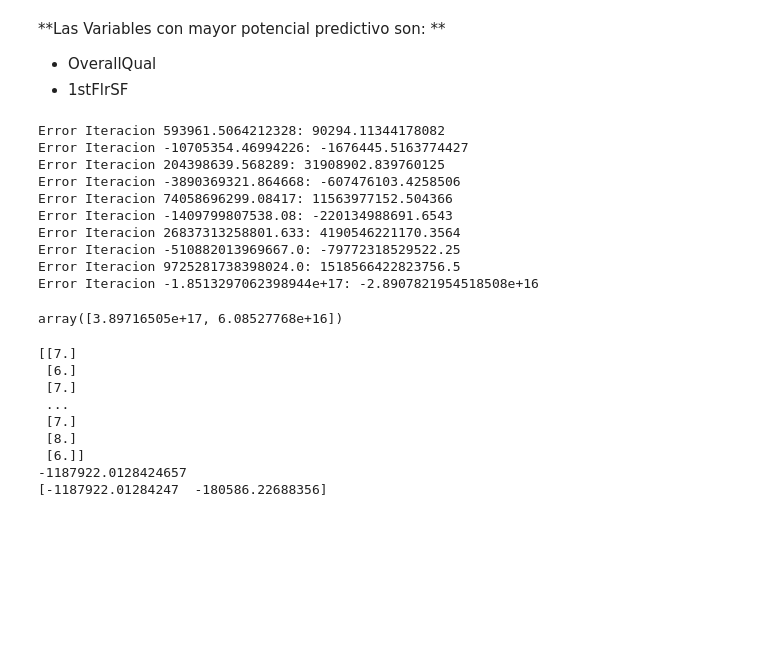
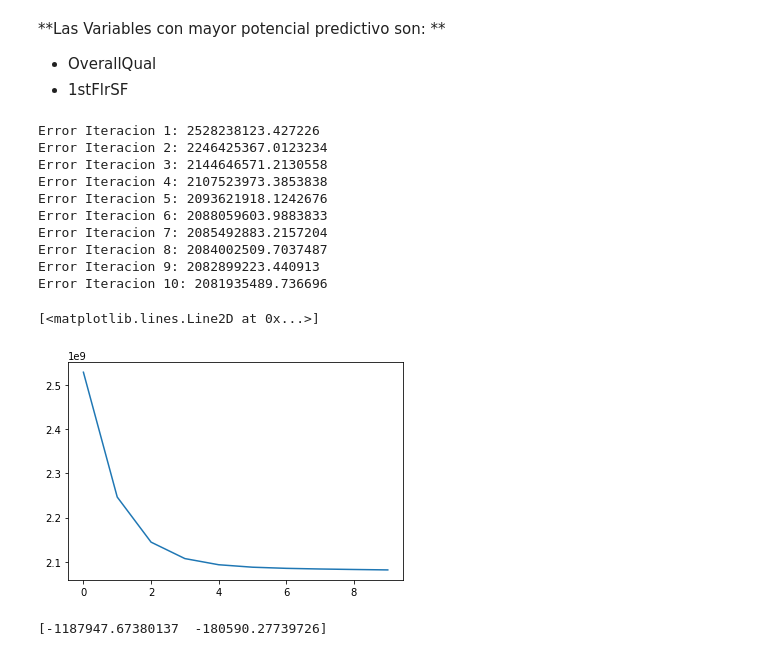
Before and after one commit to cesaraceytuno/PYTHON_DS, a Jupyter notebook: Proyecto/Proyecto.ipynb, the cells around one changed output. Cells and saved outputs as stored; diff of their text form; code cells hidden in the pictures; blank space fills up the shorter version.

Commit message:
Validacion de gradientes y grafica de Losses

```diff
--- a/Proyecto/Proyecto.ipynb
+++ b/Proyecto/Proyecto.ipynb
@@ -108,52 +108,49 @@ plt.show()
 # %%
 def print_error(iteracion,error):
     print("Error Iteracion " + str(iteracion) + ": " + str(error))
 
 def training_model(x, y, epochs, imprimir_error_cada, lr):
     matriz = np.hstack((x.reshape(x.size,1),np.ones((x.size,1))))
-    parametros = np.array([0.5,1.0])    #parametro_m, parametro_b
-    errores = [] #cada elemento representa iteracion numero i+1
+    parametros = np.array([10000,100000])    #parametro_m, parametro_b
+    modelos = {}
+    errores = [] #cada elemento representa error en iteracion numero i+1
     for iteracion in range(1,epochs+1):
         yhat = np.matmul(matriz,parametros)
         error = np.mean(np.power(y-yhat,2))/2
         errores.append(error)
-        gradientes = np.matmul(yhat-y,matriz)/x.size    #elemento 0 = gradiente_m, elemento 1 = gradiente_b
-        parametros[0] -= lr*gradientes[0]
-        parametros[1] -= lr*gradientes[1]
+        modelos[iteracion] = parametros
+        gradientes = np.matmul((yhat-y),matriz)/x.size    #elemento 0 = gradiente_m, elemento 1 = gradiente_b
+        #print(iteracion, error, parametros, gradientes)
+        parametros = parametros-lr*gradientes
+
         if iteracion%imprimir_error_cada==0:
-            print_error(parametros[0],parametros[1])
-    return gradientes
-training_model(training_set[:,1],training_set[:,0],10,1,0.5)
+            print_error(iteracion,error)
+
+    return modelos, errores
+modelos, errores = training_model(training_set[:,1],training_set[:,0],10,1,0.01)
+plt.plot(errores)
 # %% [output]
-Error Iteracion 593961.5064212328: 90294.11344178082
-Error Iteracion -10705354.46994226: -1676445.5163774427
-Error Iteracion 204398639.568289: 31908902.839760125
-Error Iteracion -3890369321.864668: -607476103.4258506
-Error Iteracion 74058696299.08417: 11563977152.504366
-Error Iteracion -1409799807538.08: -220134988691.6543
-Error Iteracion 26837313258801.633: 4190546221170.3564
-Error Iteracion -510882013969667.0: -79772318529522.25
-Error Iteracion 9725281738398024.0: 1518566422823756.5
-Error Iteracion -1.8513297062398944e+17: -2.8907821954518508e+16
+Error Iteracion 1: 2528238123.427226
+Error Iteracion 2: 2246425367.0123234
+Error Iteracion 3: 2144646571.2130558
+Error Iteracion 4: 2107523973.3853838
+Error Iteracion 5: 2093621918.1242676
+Error Iteracion 6: 2088059603.9883833
+Error Iteracion 7: 2085492883.2157204
+Error Iteracion 8: 2084002509.7037487
+Error Iteracion 9: 2082899223.440913
+Error Iteracion 10: 2081935489.736696
-array([3.89716505e+17, 6.08527768e+16])
+[<matplotlib.lines.Line2D at 0x...>]
+[figure, added]
 # %%
 x = training_set[:,1]
 y = training_set[:,0]
-parametros = np.array([0.5,1.0])
+parametros = np.array([0,0])
 x = x.reshape(x.size,1)
 unos = np.ones((x.size,1))
 matriz = np.hstack((x,unos))
 yhat = np.matmul(matriz,parametros)
-print(x)
-print(np.mean((yhat-y)*training_set[:,1]))
-print(np.matmul((yhat-y),matriz)/1168)
+#np.mean(np.power(y-yhat,2))/2
+print(np.matmul((yhat-y),matriz)/x.size)
 # %% [output]
-[[7.]
- [6.]
- [7.]
- ...
- [7.]
- [8.]
- [6.]]
--1187922.0128424657
-[-1187922.01284247  -180586.22688356]
+[-1187947.67380137  -180590.27739726]
```
Also changed, not shown: parts of 2 cells of this notebook.
